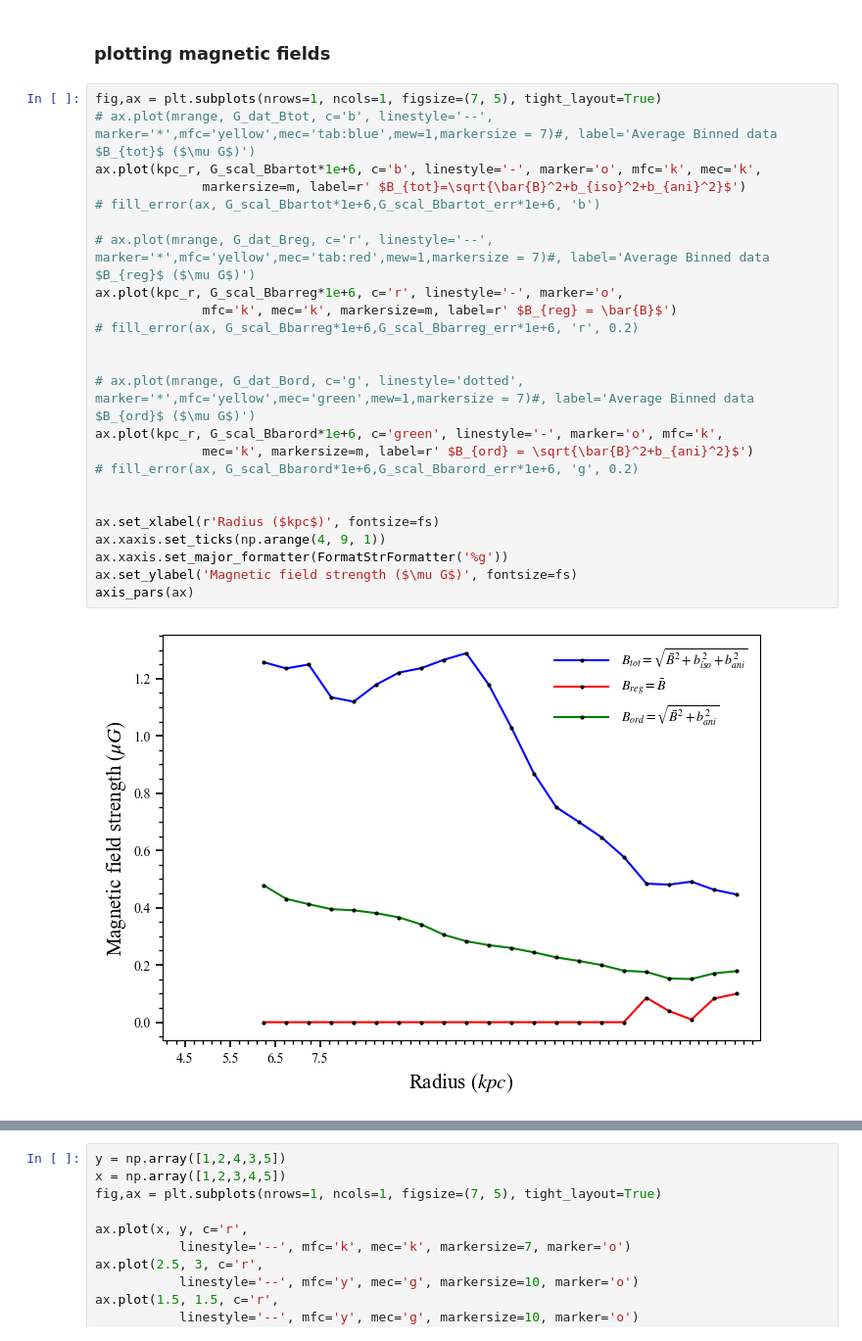
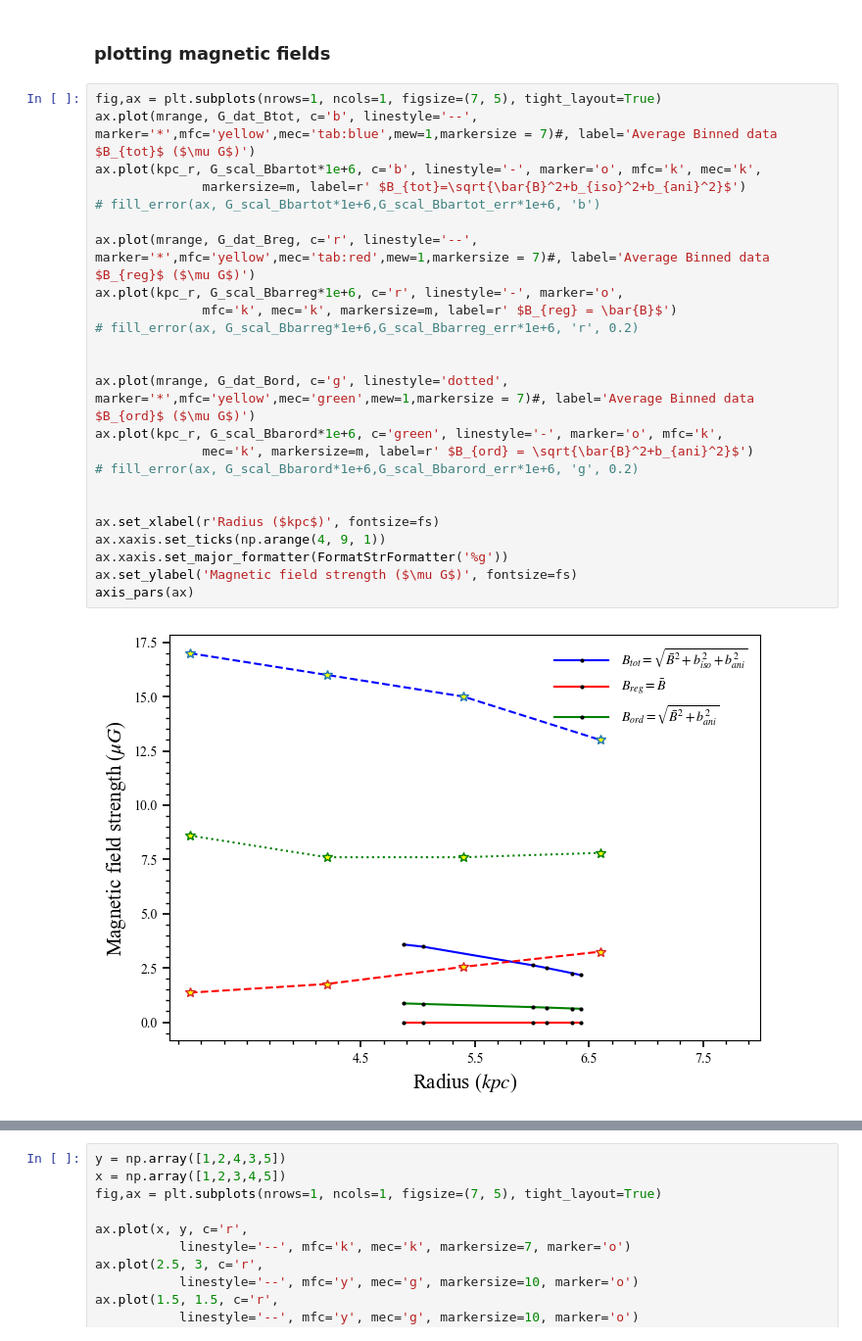
Before and after one commit to Rnazx/MSc.-Thesis, a Jupyter notebook: plots.ipynb, the cells around one changed output, grey strips where cells are left out. Shown at 98% size. Cells and saved outputs as stored; diff of their text form.

```diff
--- a/plots.ipynb
+++ b/plots.ipynb
@@ -335,30 +269,30 @@ Text(0, 0.5, 'Speed (km/s)')
 ### plotting magnetic fields
 # %%
 fig,ax = plt.subplots(nrows=1, ncols=1, figsize=(7, 5), tight_layout=True)
-# ax.plot(mrange, G_dat_Btot, c='b', linestyle='--', marker='*',mfc='yellow',mec='tab:blue',mew=1,markersize = 7)#, label='Average Binned data $B_{tot}$ ($\mu G$)')
+ax.plot(mrange, G_dat_Btot, c='b', linestyle='--', marker='*',mfc='yellow',mec='tab:blue',mew=1,markersize = 7)#, label='Average Binned data $B_{tot}$ ($\mu G$)')
 ax.plot(kpc_r, G_scal_Bbartot*1e+6, c='b', linestyle='-', marker='o', mfc='k', mec='k',
               markersize=m, label=r' $B_{tot}=\sqrt{\bar{B}^2+b_{iso}^2+b_{ani}^2}$')
 # fill_error(ax, G_scal_Bbartot*1e+6,G_scal_Bbartot_err*1e+6, 'b')
 
-# ax.plot(mrange, G_dat_Breg, c='r', linestyle='--', marker='*',mfc='yellow',mec='tab:red',mew=1,markersize = 7)#, label='Average Binned data $B_{reg}$ ($\mu G$)')
+ax.plot(mrange, G_dat_Breg, c='r', linestyle='--', marker='*',mfc='yellow',mec='tab:red',mew=1,markersize = 7)#, label='Average Binned data $B_{reg}$ ($\mu G$)')
 ax.plot(kpc_r, G_scal_Bbarreg*1e+6, c='r', linestyle='-', marker='o',
               mfc='k', mec='k', markersize=m, label=r' $B_{reg} = \bar{B}$')
 # fill_error(ax, G_scal_Bbarreg*1e+6,G_scal_Bbarreg_err*1e+6, 'r', 0.2)
 
 
-# ax.plot(mrange, G_dat_Bord, c='g', linestyle='dotted', marker='*',mfc='yellow',mec='green',mew=1,markersize = 7)#, label='Average Binned data $B_{ord}$ ($\mu G$)')
+ax.plot(mrange, G_dat_Bord, c='g', linestyle='dotted', marker='*',mfc='yellow',mec='green',mew=1,markersize = 7)#, label='Average Binned data $B_{ord}$ ($\mu G$)')
 ax.plot(kpc_r, G_scal_Bbarord*1e+6, c='green', linestyle='-', marker='o', mfc='k',
               mec='k', markersize=m, label=r' $B_{ord} = \sqrt{\bar{B}^2+b_{ani}^2}$')
 # fill_error(ax, G_scal_Bbarord*1e+6,G_scal_Bbarord_err*1e+6, 'g', 0.2)
 
 
 ax.set_xlabel(r'Radius ($kpc$)', fontsize=fs)
 ax.xaxis.set_ticks(np.arange(4, 9, 1))
 ax.xaxis.set_major_formatter(FormatStrFormatter('%g'))
 ax.set_ylabel('Magnetic field strength ($\mu G$)', fontsize=fs)
 axis_pars(ax)
 # %% [output]
-[figure, old version]
+[figure, new version]
 # %%
 fig,ax = plt.subplots(nrows=1, ncols=1, figsize=(7, 5), tight_layout=True)
 # ax.errorbar(rmrange, 180*RM_dat_pb/np.pi,elinewidth=1, yerr=180*err_RM_dat_pb/np.pi,ecolor='k', ms=7, mew=1, capsize=2,
```
Also changed, not shown: parts of 14 cells of this notebook, 19 other files.
